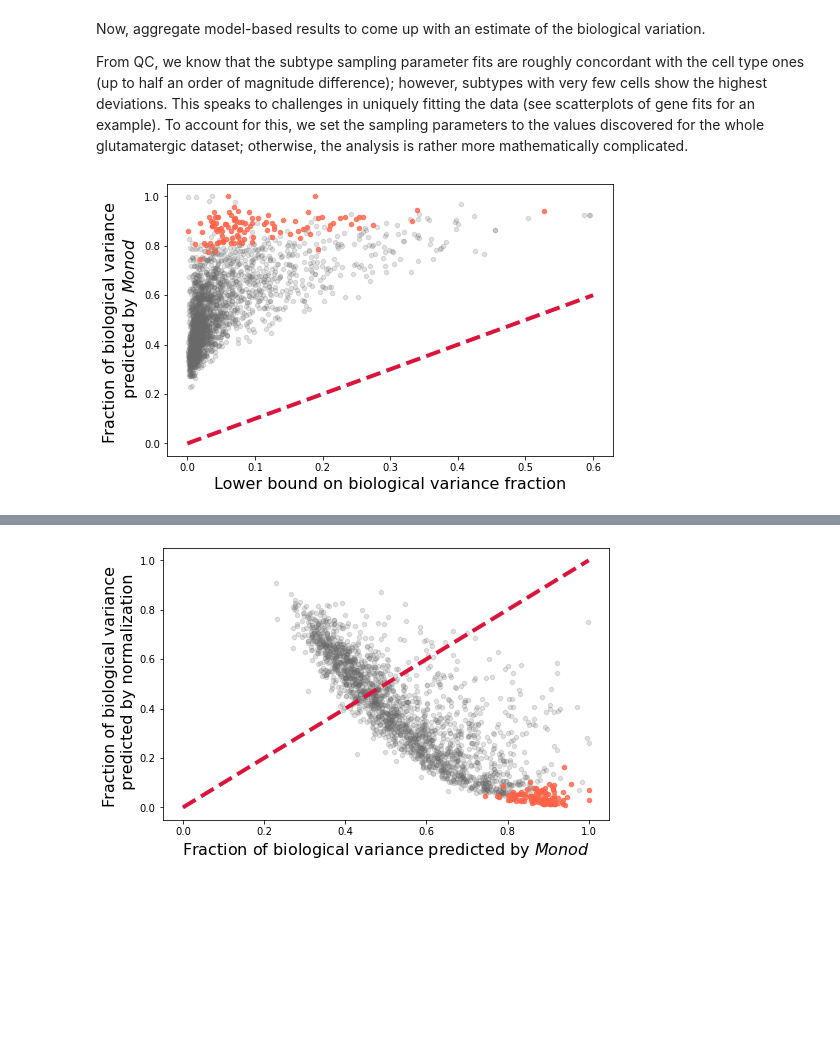
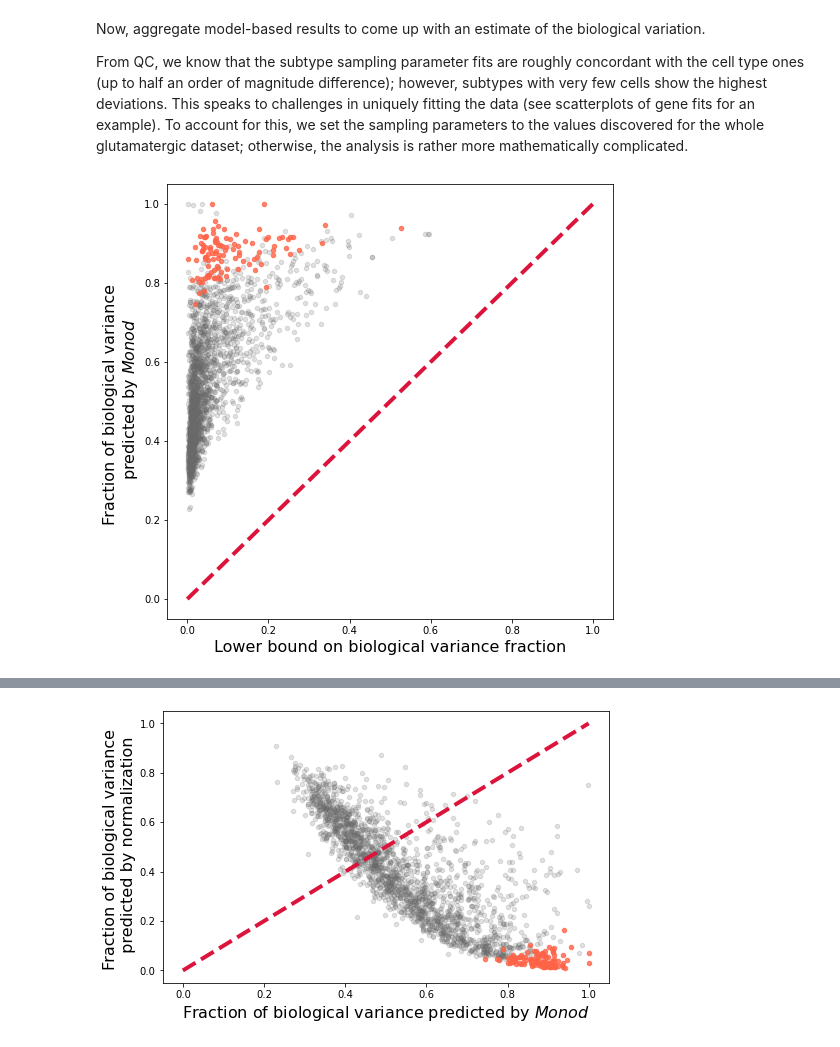
Before and after one commit to pachterlab/monod_examples, a Jupyter notebook: manuscript_computation/gg220602_allen_cellsubtypes_norm.ipynb, the cells around one changed output, grey strips where cells are left out. Cells and saved outputs as stored; diff of their text form; code cells hidden in the pictures; blank space fills up the shorter version.

```diff
--- a/manuscript_computation/gg220602_allen_cellsubtypes_norm.ipynb
+++ b/manuscript_computation/gg220602_allen_cellsubtypes_norm.ipynb
@@ -136,17 +136,18 @@ f_cluster_model = cv2_bio/cv2_tech
 # %%
 q = np.quantile(mean_total,0.95)
 gf = mean_total<q
 
-plt.figure(figsize=(8,5))
+plt.figure(figsize=(8,8))
 plt.scatter(f_modelfree[gf],f_cluster_model[gf],20,'dimgrey',alpha=0.2)
 plt.scatter(f_modelfree[~gf],f_cluster_model[~gf],20,'tomato',alpha=0.8)
-xl = [0,0.6]
+xl = [0,1]
+
 plt.xlabel('Lower bound on biological variance fraction',fontsize=fs)
 plt.ylabel('Fraction of biological variance \n predicted by $\it{Monod}$',fontsize=fs)
 plt.plot(xl,xl,'--',c='crimson',linewidth=4)
 
 fig_string = sr.batch_analysis_string+'/mech_var_limit_clusters.png'
 plt.savefig(fig_string,dpi=450)
 # %% [output]
-[figure, old version]
+[figure, new version]
 # %%
```
Also changed, not shown: parts of 3 cells of this notebook, 2 other files.
